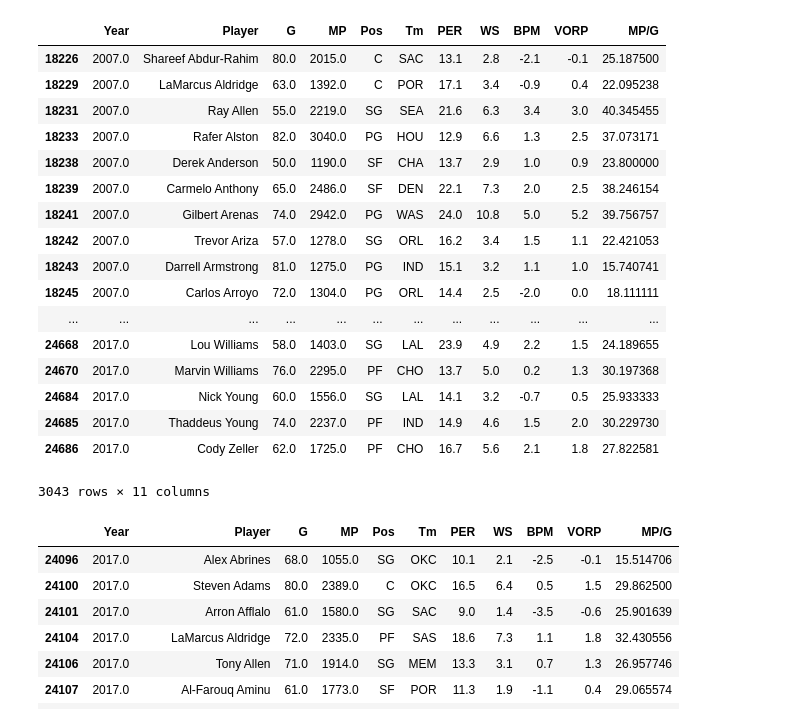
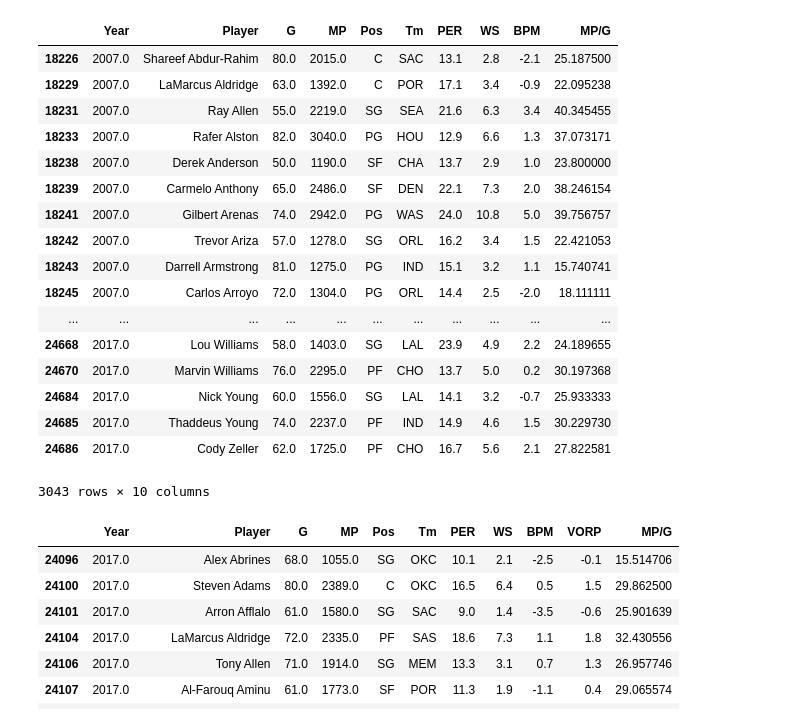
Before and after one commit to gvallang/cmsc320FinalTutorial, a Jupyter notebook: Final_Tutorial.ipynb, the cells around one changed output. Drawn from its saved outputs; the diff is of its cells as text; code cells hidden in the pictures.

```diff
--- a/Final_Tutorial.ipynb
+++ b/Final_Tutorial.ipynb
@@ -32,37 +54,39 @@ dtype: object
 # %%
 # Drop unneeded columns, keep identifier columns
 # Keep PER: "Player Efficiency Rating"
 # Keep WS: "Win Shares"
 # Keep BPM: "Box Plus-Minus"
-# Keep VORP: "Value Over Replacement Player"
-adv_players = players.filter(['Year','Player', 'G', 'MP', 'Pos','Tm', 'PER', 'WS', 'BPM', 'VORP'], axis=1)
+# Keep G: "Game"
+# Keep MP: "Minutes Played"
+# Keep Tm: "Team"
+adv_players = players.filter(['Year','Player', 'G', 'MP', 'Pos','Tm', 'PER', 'WS', 'BPM'], axis=1)
 adv_players['MP/G'] = adv_players['MP'] / adv_players['G']
 
 # Tidy the data to only include season stats from 2007 - present
 adv_players = adv_players.drop(adv_players[adv_players.Year < 2007].index)
 adv_players = adv_players.drop(adv_players[adv_players.MP < 1000].index)
 adv_players = adv_players[np.isfinite(adv_players['Year'])]
 
 adv_players
 # %% [output]
-|  | Year | Player | G | MP | Pos | Tm | PER | WS | BPM | VORP | MP/G |
-| 18226 | 2007.0 | Shareef Abdur-Rahim | 80.0 | 2015.0 | C | SAC | 13.1 | 2.8 | -2.1 | -0.1 | 25.187500 |
-| 18229 | 2007.0 | LaMarcus Aldridge | 63.0 | 1392.0 | C | POR | 17.1 | 3.4 | -0.9 | 0.4 | 22.095238 |
-| 18231 | 2007.0 | Ray Allen | 55.0 | 2219.0 | SG | SEA | 21.6 | 6.3 | 3.4 | 3.0 | 40.345455 |
-| 18233 | 2007.0 | Rafer Alston | 82.0 | 3040.0 | PG | HOU | 12.9 | 6.6 | 1.3 | 2.5 | 37.073171 |
-| 18238 | 2007.0 | Derek Anderson | 50.0 | 1190.0 | SF | CHA | 13.7 | 2.9 | 1.0 | 0.9 | 23.800000 |
-| 18239 | 2007.0 | Carmelo Anthony | 65.0 | 2486.0 | SF | DEN | 22.1 | 7.3 | 2.0 | 2.5 | 38.246154 |
-| 18241 | 2007.0 | Gilbert Arenas | 74.0 | 2942.0 | PG | WAS | 24.0 | 10.8 | 5.0 | 5.2 | 39.756757 |
-| 18242 | 2007.0 | Trevor Ariza | 57.0 | 1278.0 | SG | ORL | 16.2 | 3.4 | 1.5 | 1.1 | 22.421053 |
-| 18243 | 2007.0 | Darrell Armstrong | 81.0 | 1275.0 | PG | IND | 15.1 | 3.2 | 1.1 | 1.0 | 15.740741 |
-| 18245 | 2007.0 | Carlos Arroyo | 72.0 | 1304.0 | PG | ORL | 14.4 | 2.5 | -2.0 | 0.0 | 18.111111 |
-| ... | ... | ... | ... | ... | ... | ... | ... | ... | ... | ... | ... |
-| 24668 | 2017.0 | Lou Williams | 58.0 | 1403.0 | SG | LAL | 23.9 | 4.9 | 2.2 | 1.5 | 24.189655 |
-| 24670 | 2017.0 | Marvin Williams | 76.0 | 2295.0 | PF | CHO | 13.7 | 5.0 | 0.2 | 1.3 | 30.197368 |
-| 24684 | 2017.0 | Nick Young | 60.0 | 1556.0 | SG | LAL | 14.1 | 3.2 | -0.7 | 0.5 | 25.933333 |
-| 24685 | 2017.0 | Thaddeus Young | 74.0 | 2237.0 | PF | IND | 14.9 | 4.6 | 1.5 | 2.0 | 30.229730 |
-| 24686 | 2017.0 | Cody Zeller | 62.0 | 1725.0 | PF | CHO | 16.7 | 5.6 | 2.1 | 1.8 | 27.822581 |
+|  | Year | Player | G | MP | Pos | Tm | PER | WS | BPM | MP/G |
+| 18226 | 2007.0 | Shareef Abdur-Rahim | 80.0 | 2015.0 | C | SAC | 13.1 | 2.8 | -2.1 | 25.187500 |
+| 18229 | 2007.0 | LaMarcus Aldridge | 63.0 | 1392.0 | C | POR | 17.1 | 3.4 | -0.9 | 22.095238 |
+| 18231 | 2007.0 | Ray Allen | 55.0 | 2219.0 | SG | SEA | 21.6 | 6.3 | 3.4 | 40.345455 |
+| 18233 | 2007.0 | Rafer Alston | 82.0 | 3040.0 | PG | HOU | 12.9 | 6.6 | 1.3 | 37.073171 |
+| 18238 | 2007.0 | Derek Anderson | 50.0 | 1190.0 | SF | CHA | 13.7 | 2.9 | 1.0 | 23.800000 |
+| 18239 | 2007.0 | Carmelo Anthony | 65.0 | 2486.0 | SF | DEN | 22.1 | 7.3 | 2.0 | 38.246154 |
+| 18241 | 2007.0 | Gilbert Arenas | 74.0 | 2942.0 | PG | WAS | 24.0 | 10.8 | 5.0 | 39.756757 |
+| 18242 | 2007.0 | Trevor Ariza | 57.0 | 1278.0 | SG | ORL | 16.2 | 3.4 | 1.5 | 22.421053 |
+| 18243 | 2007.0 | Darrell Armstrong | 81.0 | 1275.0 | PG | IND | 15.1 | 3.2 | 1.1 | 15.740741 |
+| 18245 | 2007.0 | Carlos Arroyo | 72.0 | 1304.0 | PG | ORL | 14.4 | 2.5 | -2.0 | 18.111111 |
+| ... | ... | ... | ... | ... | ... | ... | ... | ... | ... | ... |
+| 24668 | 2017.0 | Lou Williams | 58.0 | 1403.0 | SG | LAL | 23.9 | 4.9 | 2.2 | 24.189655 |
+| 24670 | 2017.0 | Marvin Williams | 76.0 | 2295.0 | PF | CHO | 13.7 | 5.0 | 0.2 | 30.197368 |
+| 24684 | 2017.0 | Nick Young | 60.0 | 1556.0 | SG | LAL | 14.1 | 3.2 | -0.7 | 25.933333 |
+| 24685 | 2017.0 | Thaddeus Young | 74.0 | 2237.0 | PF | IND | 14.9 | 4.6 | 1.5 | 30.229730 |
+| 24686 | 2017.0 | Cody Zeller | 62.0 | 1725.0 | PF | CHO | 16.7 | 5.6 | 2.1 | 27.822581 |
-3043 rows × 11 columns
+3043 rows × 10 columns
 # %%
 groups = adv_players.groupby('Year')
 
```
Also changed, not shown: parts of 4 cells of this notebook.
